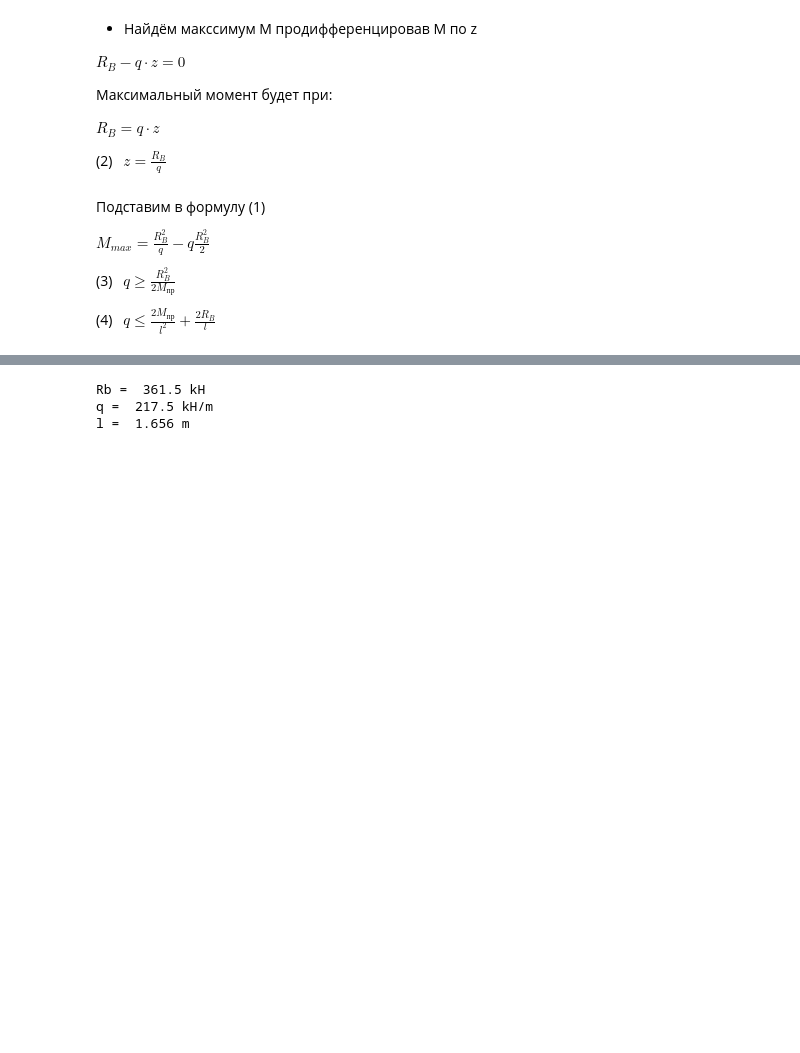
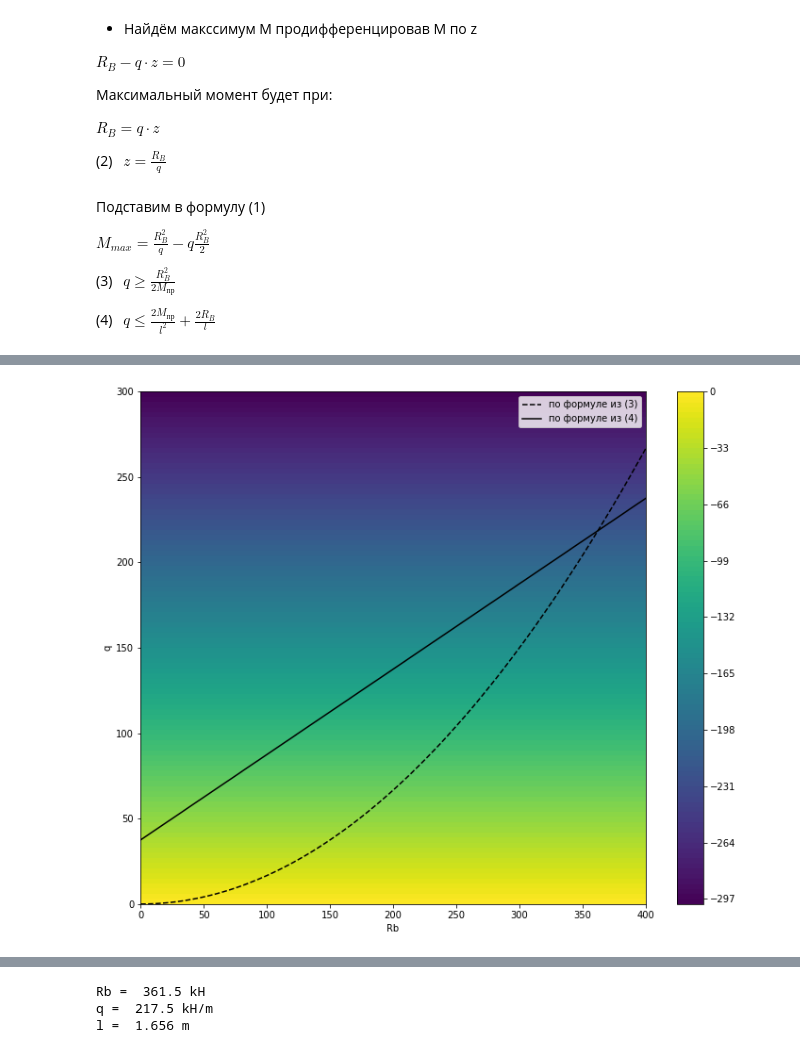
Before and after one commit to VetrovSV/NLST, a Jupyter notebook: examples/Nonlinear programming for beam.ipynb, the cells around one changed output, grey strips where cells are left out. Cells and saved outputs as stored; diff of their text form; code cells hidden in the pictures; blank space fills up the shorter version.

```diff
--- a/examples/Nonlinear programming for beam.ipynb
+++ b/examples/Nonlinear programming for beam.ipynb
@@ -78,3 +78,22 @@ grid()    # показать координатную сетку
+# %%
+# Дополнительно: Тепловая карта целевой функции
+X = np.linspace(0, 400, 100)  # набор абсцисс
+Y = np.linspace(0, 300, 100)  # набор ординат
+func = np.vectorize(lambda Rb,q: -q)  # целевая функция f(Rb,q) = -q
+xx,yy = np.meshgrid( X, Y)    # создание набора точек не плоскости для вычисления функции двух переменных
+zz = func(xx,yy)              # вычисление целевой функции
+
+figure( figsize=(12,10))
+plot(Rb, q1(Rb), '--', color='black', label='по формуле из (3)')
+plot(Rb, q2(Rb),       color='black', label='по формуле из (4)')
+contourf(xx, yy, zz, 100)     # построение тепловой карты
+colorbar()                    # показать масштаб
+legend(loc='best')            # добавить легенду
+xlabel('Rb')                  # подпись к оси абсцисс
+ylabel('q')                   # подпись к оси ординат
+show()
+# %% [output]
+[figure, added]
 # %% [markdown]
 Два графика выше определяют область значений в которой нужно максимизировать целевую функцию
 
```
Also changed, not shown: parts of 6 cells of this notebook, 2 other files.
